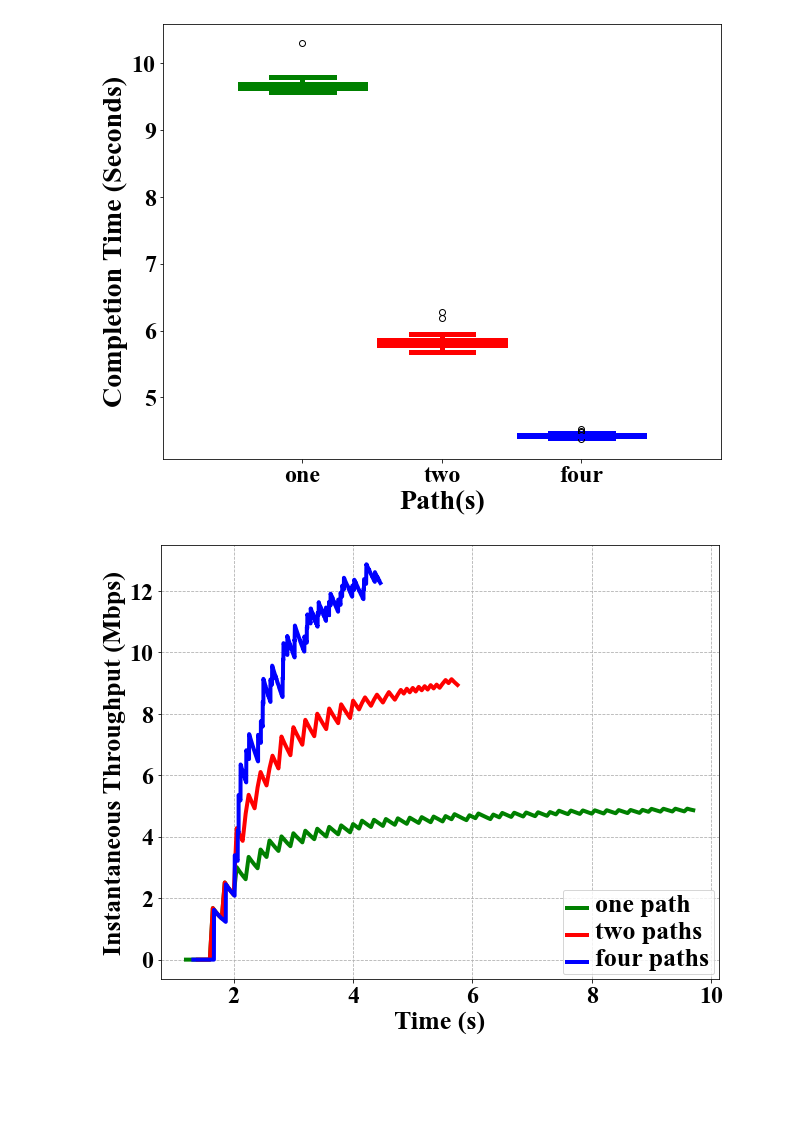
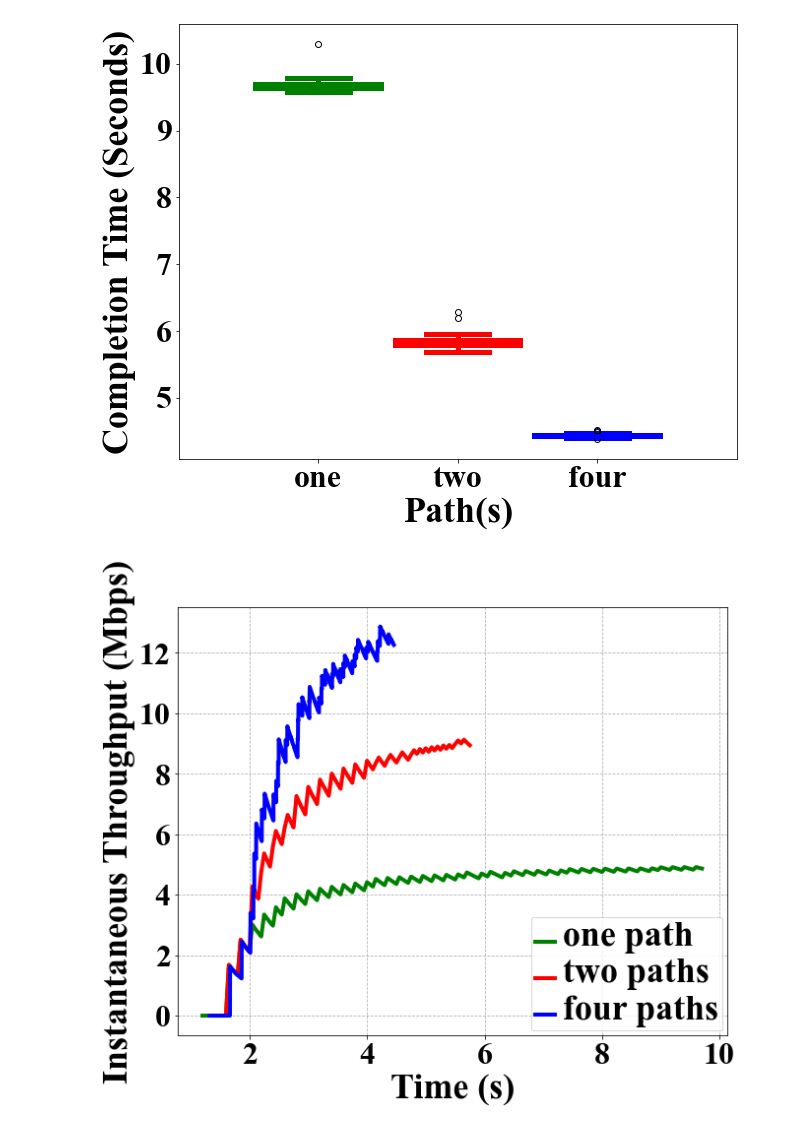
Before and after one commit to ssjShirley/mpquic-ns3, a Jupyter notebook: wns3-draw-figures/scalable-draw-figure7.ipynb, the cells around one changed output. Drawn from its saved outputs; the diff is of its cells as text; code cells hidden in the pictures; blank space fills up the shorter version.

```diff
--- a/wns3-draw-figures/scalable-draw-figure7.ipynb
+++ b/wns3-draw-figures/scalable-draw-figure7.ipynb
@@ -83,16 +83,15 @@ define_box_properties(ct_plot2, 'blue', 'four')
 
 ticks = ['one', 'two', 'four']
 plt.xticks([0,1,2], ticks)
-plt.xticks(fontsize=24, fontweight='bold')
-plt.yticks(fontsize=24, fontweight='bold')
-plt.ylabel("Completion Time (Seconds)", fontsize=28, fontweight='bold')
-plt.xlabel("Path(s)", fontsize=28, fontweight='bold')
+plt.xticks(fontsize=32, fontweight='bold')
+plt.yticks(fontsize=32, fontweight='bold')
+plt.ylabel("Completion Time (Seconds)", fontsize=36, fontweight='bold')
+plt.xlabel("Path(s)", fontsize=36, fontweight='bold')
 plt.xlim(-1, len(ticks))
 plt.savefig('./scalable_comtime.pdf', format='pdf')
-plt.savefig('./scalable_comtime.png', format='png')
 plt.show()
 # %% [output]
-[figure, old version]
+[figure, new version]
 # %%
 
 ## figure 7b instantaneous throughput
@@ -169,39 +168,38 @@ def helpfour(num,i):
             goodput.append(c_time)
             if (c_time[0] > finish_time):
                 break
             c_time = []
     dataTotal = pd.DataFrame (goodput, columns = ['Time', 'goodput', 'scheduler'])
     return dataTotal
 
 ## take seed=39 as the example figure
 j = 39
 one = helpone(j,0)
 two = helptwo(j,0)
 four = helpfour(j,0)
 
 plt.figure(figsize=(10, 8))
 plt.grid(linestyle="--")
 ax = plt.gca()
 
 plt.plot(one['Time'], one['goodput'], color="green", label="one path", linewidth=4)
 plt.plot(two['Time'], two['goodput'], color="red", label="two paths", linewidth=4)
 plt.plot(four['Time'], four['goodput'], color="blue", label="four paths", linewidth=4)
 
-plt.xticks(fontsize=24, fontweight='bold')
-plt.yticks(fontsize=24, fontweight='bold')
+plt.xticks(fontsize=32, fontweight='bold')
+plt.yticks(fontsize=32, fontweight='bold')
 
-plt.ylabel("Instantaneous Throughput (Mbps)", fontsize=26, fontweight='bold')
-plt.xlabel("Time (s)", fontsize=26, fontweight='bold')
+plt.ylabel("Instantaneous Throughput (Mbps)", fontsize=36, fontweight='bold')
+plt.xlabel("Time (s)", fontsize=36, fontweight='bold')
 
 plt.legend(loc=4, numpoints=1)
 leg = plt.gca().get_legend()
 ltext = leg.get_texts()
-plt.setp(ltext, fontsize=26, fontweight='bold')
+plt.setp(ltext, fontsize=36, fontweight='bold')
 
 plt.savefig('./ins_throughput_scalable.pdf', format='pdf')
-plt.savefig('./ins_throughput_scalable.png', format='png')
 plt.show()
 # %% [output]
-[figure, old version]
+[figure, new version]
 # %%
 plt.close()
```
